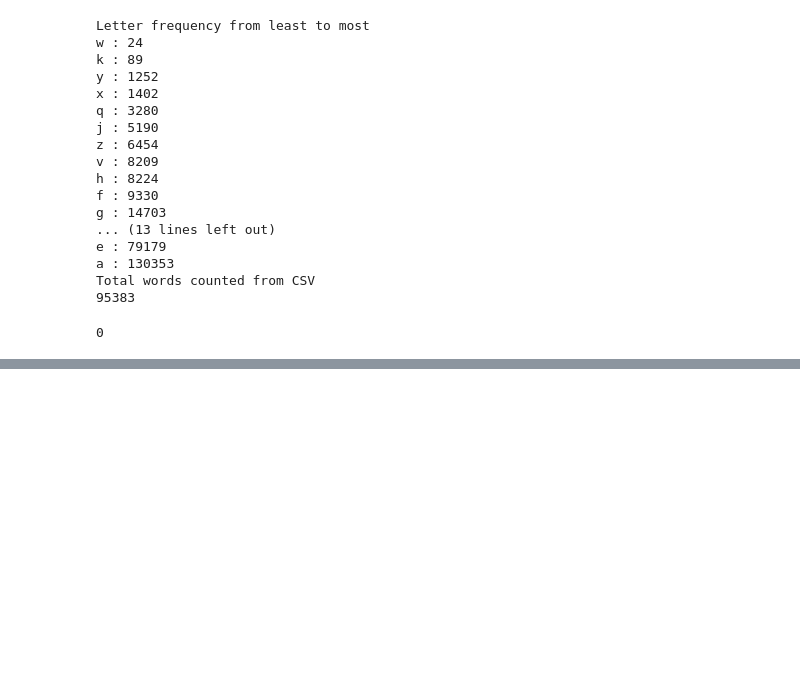
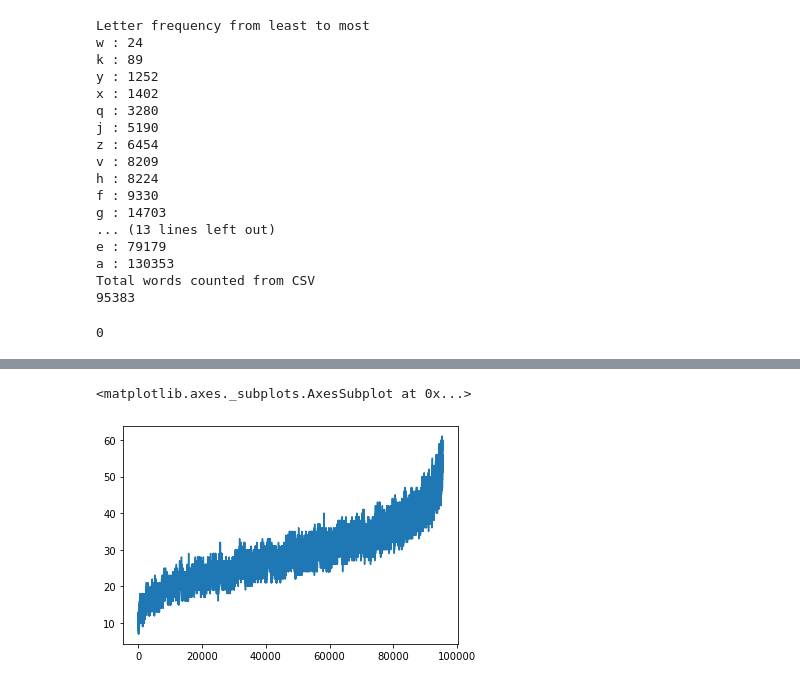
Before and after one commit to wakaru44/letter_counting, a Jupyter notebook: code/Letter Counting.ipynb, the cells around one changed output, grey strips where cells are left out. Drawn from its saved outputs; the diff is of its cells as text; code cells hidden in the pictures; blank space fills up the shorter version.

```diff
--- a/code/Letter Counting.ipynb
+++ b/code/Letter Counting.ipynb
@@ -426,0 +529,5 @@ print(calc_rho("peluca"),18)
+# %%
+data.RHO.plot()
+# %% [output]
+<matplotlib.axes._subplots.AxesSubplot at 0x...>
+[figure, added]
```
Also changed, not shown: parts of 52 cells of this notebook, 1 other file.
